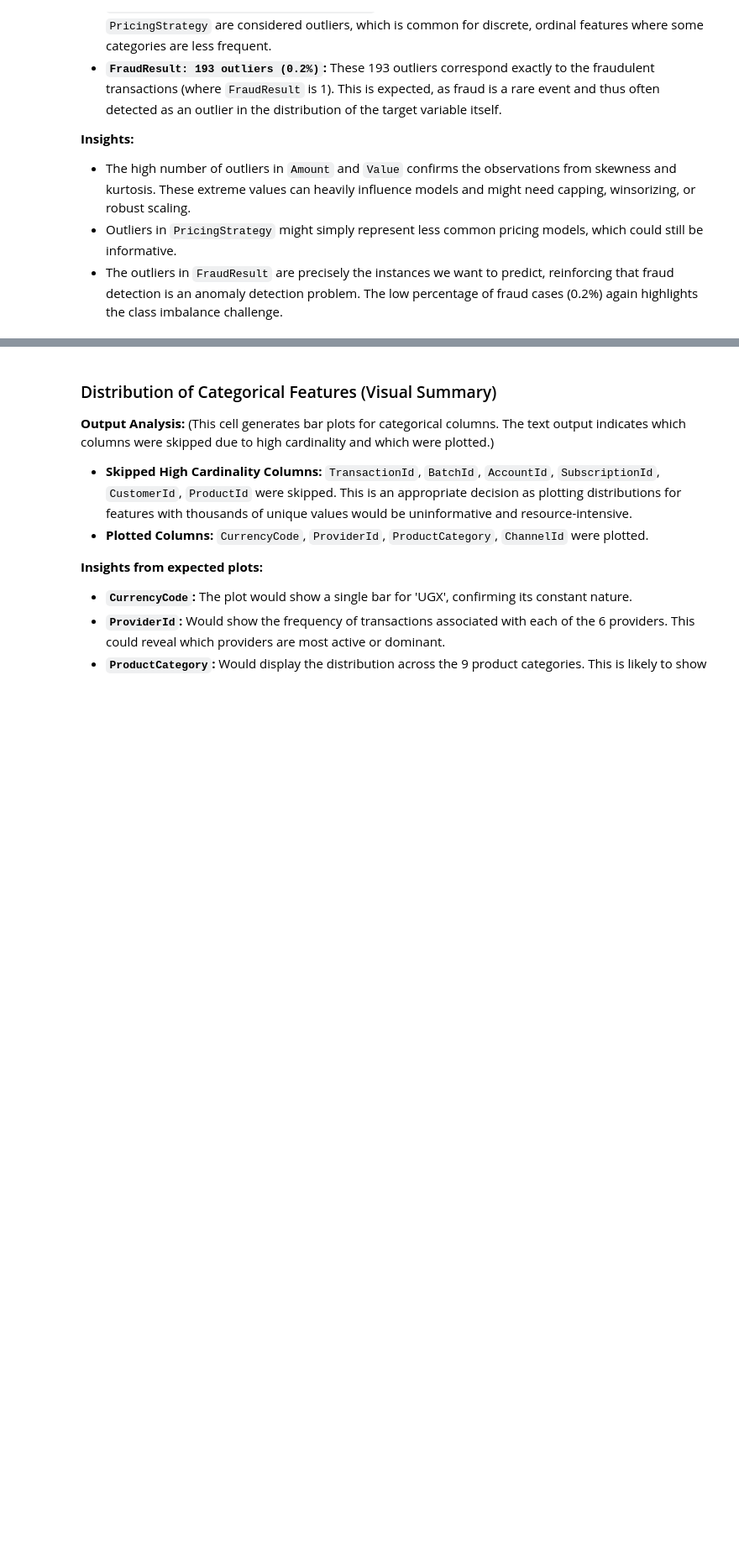
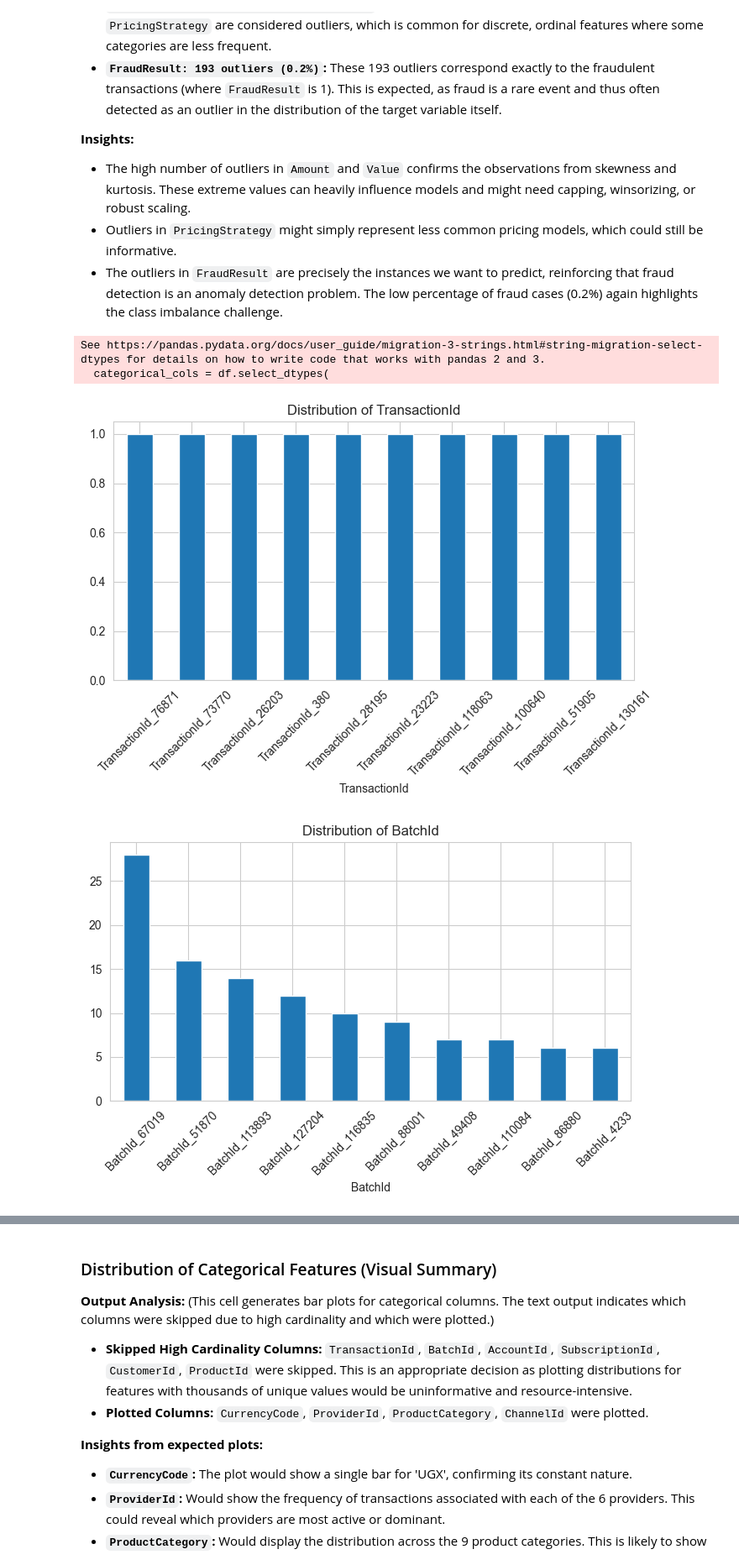
Before and after one commit to edent4313-star/credit-risk-model, a Jupyter notebook: notebooks/eda_final.ipynb, the cells around one changed output, grey strips where cells are left out. Shown at 84% size. Saved outputs shown, nothing was run; the diff lists cells and outputs as text; code cells hidden in the pictures; blank space fills up the shorter version.

```diff
--- a/notebooks/eda_final.ipynb
+++ b/notebooks/eda_final.ipynb
@@ -286,4 +408,25 @@ for col in numerical_cols:
 *   Outliers in `PricingStrategy` might simply represent less common pricing models, which could still be informative.
 *   The outliers in `FraudResult` are precisely the instances we want to predict, reinforcing that fraud detection is an anomaly detection problem. The low percentage of fraud cases (0.2%) again highlights the class imbalance challenge.
 # %%
-plot_categorical_distribution(df)
+categorical_cols = df.select_dtypes(
+    include=['object']
+).columns
+
+for col in categorical_cols:
+
+    plt.figure(figsize=(8,4))
+
+    df[col].value_counts().head(10).plot(
+        kind='bar'
+    )
+
+    plt.title(f'Distribution of {col}')
+
+    plt.xticks(rotation=45)
+
+    plt.show()
+# %% [output]
+See https://pandas.pydata.org/docs/user_guide/migration-3-strings.html#string-migration-select-dtypes for details on how to write code that works with pandas 2 and 3.
+  categorical_cols = df.select_dtypes(
+[figure, added]
+[figure, added]
```
Also changed, not shown: parts of 16 cells of this notebook.
